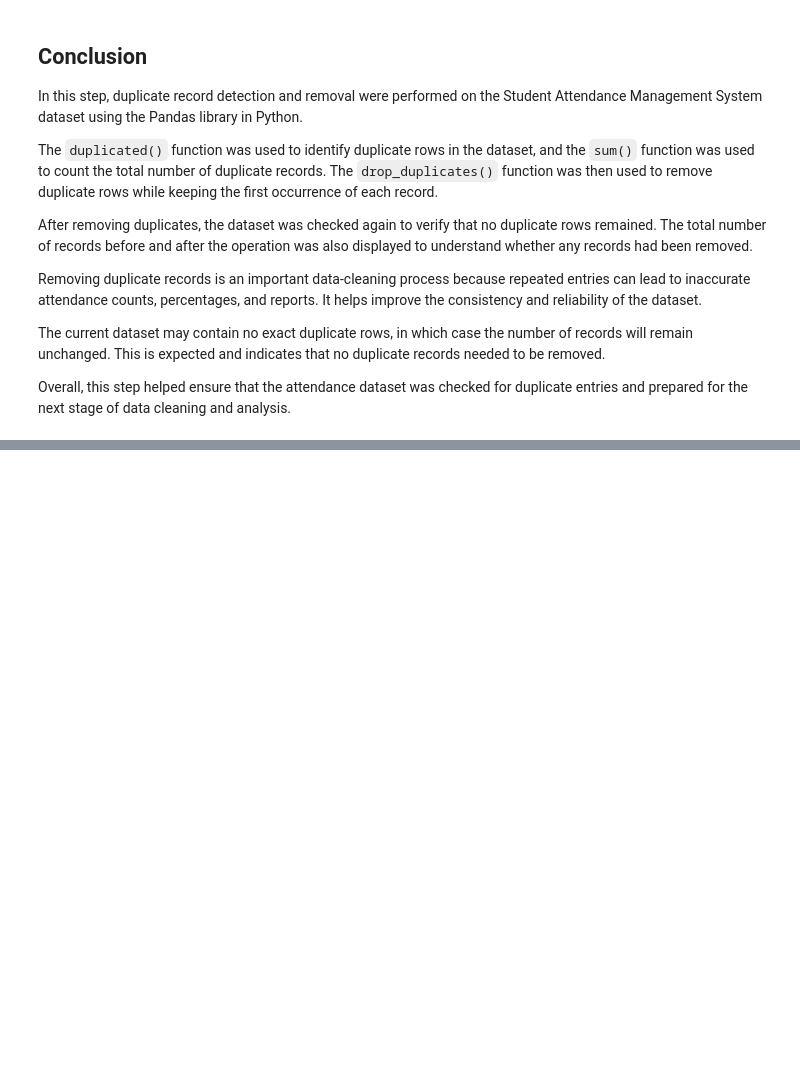
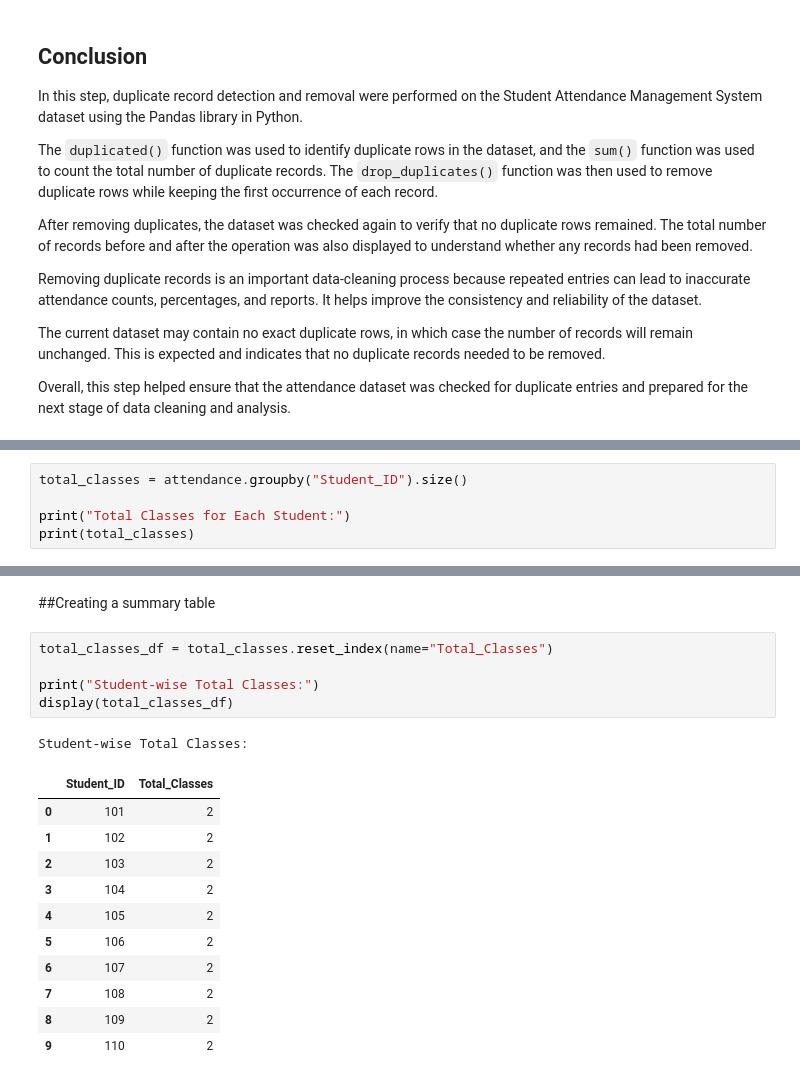
Before and after one commit to puja-200627/YBI_INTERNSHIP_PROJECTS, a Jupyter notebook: STUDENT_ATTENDANCE_MANAGEMENT_SYSTEM.ipynb, the cells around one changed output, grey strips where cells are left out. Drawn from its saved outputs; the diff is of its cells as text; blank space fills up the shorter version.

Commit message:
Day 13: Calculated total classes for each student in Python using Pandas

```diff
--- a/STUDENT_ATTENDANCE_MANAGEMENT_SYSTEM.ipynb
+++ b/STUDENT_ATTENDANCE_MANAGEMENT_SYSTEM.ipynb
@@ -955,0 +964,5 @@ Overall, this step helped ensure that the attendance dataset was checked for dup
+# %%
+total_classes = attendance.groupby("Student_ID").size()
+
+print("Total Classes for Each Student:")
+print(total_classes)
@@ -955,0 +983,20 @@ Overall, this step helped ensure that the attendance dataset was checked for dup
+# %% [markdown]
+##Creating a summary table
+# %%
+total_classes_df = total_classes.reset_index(name="Total_Classes")
+
+print("Student-wise Total Classes:")
+display(total_classes_df)
+# %% [output]
+Student-wise Total Classes:
+|  | Student_ID | Total_Classes |
+| 0 | 101 | 2 |
+| 1 | 102 | 2 |
+| 2 | 103 | 2 |
+| 3 | 104 | 2 |
+| 4 | 105 | 2 |
+| 5 | 106 | 2 |
+| 6 | 107 | 2 |
+| 7 | 108 | 2 |
+| 8 | 109 | 2 |
+| 9 | 110 | 2 |
```
Also changed, not shown: parts of 6 cells of this notebook.
